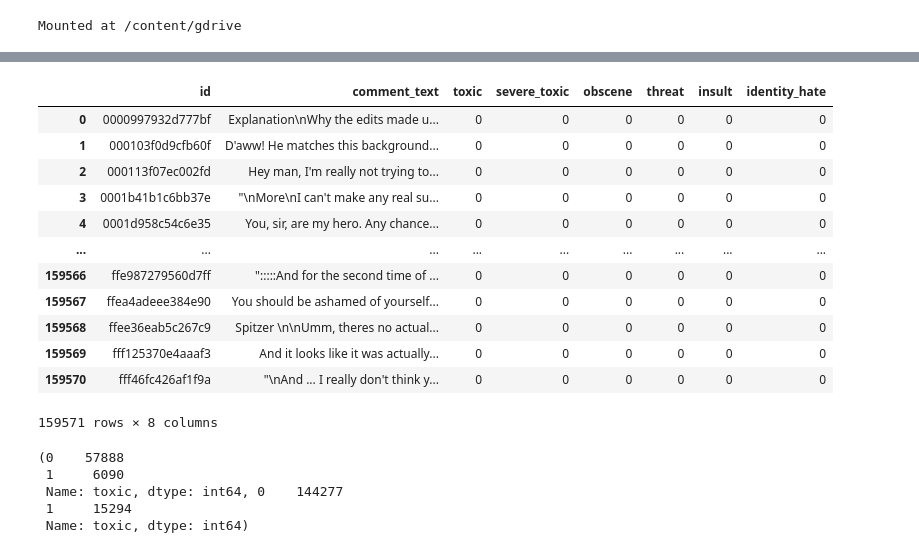
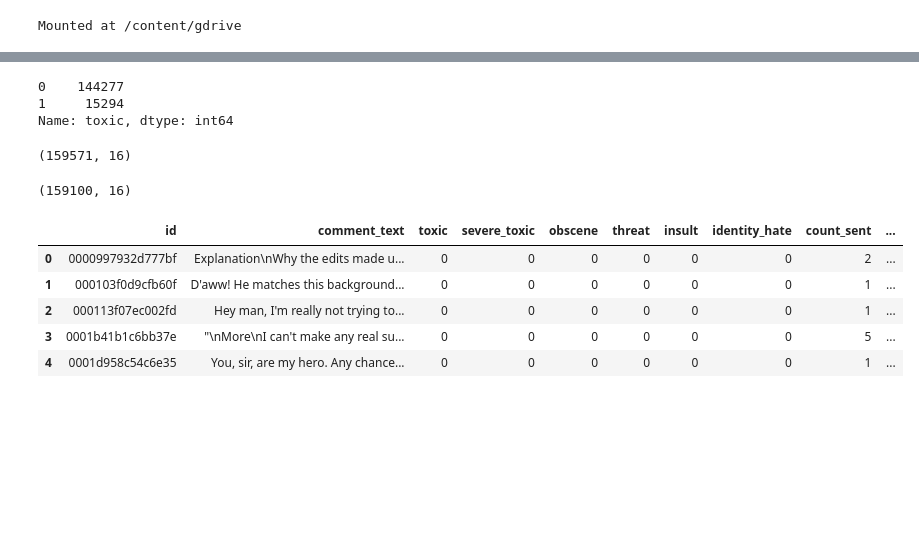
Before and after one commit to grayfactory/Toxicity-Under-Context-Detect, a Jupyter notebook: Preprocessing_data_and_prepare4training.ipynb, the cells around one changed output, grey strips where cells are left out. Cells and saved outputs as stored; diff of their text form; code cells hidden in the pictures; blank space fills up the shorter version.

```diff
--- a/Preprocessing_data_and_prepare4training.ipynb
+++ b/Preprocessing_data_and_prepare4training.ipynb
@@ -806,0 +749,6 @@ for ff in f_list:
+# %%
+df_jig_train.toxic.value_counts()
+# %% [output]
+0    144277
+1     15294
+Name: toxic, dtype: int64
@@ -806,0 +800,22 @@ for ff in f_list:
+# %%
+df['count_sent']=df["comment_text"].apply(lambda x: len(re.findall("\n",str(x)))+1)
+#Word count in each comment:
+df['count_word']=df["comment_text"].apply(lambda x: len(str(x).split()))
+#Unique word count
+df['count_unique_word']=df["comment_text"].apply(lambda x: len(set(str(x).split())))
+#Letter count
+df['count_letters']=df["comment_text"].apply(lambda x: len(str(x)))
+#punctuation count
+# df["count_punctuations"] =df["comment_text"].apply(lambda x: len([c for c in str(x) if c in string.punctuation]))
+#upper case words count
+df["count_words_upper"] = df["comment_text"].apply(lambda x: len([w for w in str(x).split() if w.isupper()]))
+#title case words count
+df["count_words_title"] = df["comment_text"].apply(lambda x: len([w for w in str(x).split() if w.istitle()]))
+#Number of stopwords
+# df["count_stopwords"] = df["comment_text"].apply(lambda x: len([w for w in str(x).lower().split() if w in eng_stopwords]))
+#Average length of the words
+df["mean_word_len"] = df["comment_text"].apply(lambda x: np.mean([len(w) for w in str(x).split()]))
+# %%
+#derived features
+#Word count percent in each comment:
+df['word_unique_percent']=df['count_unique_word']*100/df['count_word']
@@ -806,0 +829,7 @@ for ff in f_list:
+# %%
+print(df.shape)
+df = df[df['word_unique_percent']>=30]
+df.shape
+# %% [output]
+(159571, 16)
+(159100, 16)
@@ -806,0 +841,12 @@ for ff in f_list:
+# %%
+df['text_clean'] = df['comment_text'].apply(lambda x: remove_emoji(x, regex_pattern))
+df.head()
+# %%
+df.head()
+# %% [output]
+|  | id | comment_text | toxic | severe_toxic | obscene | threat | insult | identity_hate | count_sent | ... |
+| 0 | 0000997932d777bf | Explanation\nWhy the edits made u... | 0 | 0 | 0 | 0 | 0 | 0 | 2 | ... |
+| 1 | 000103f0d9cfb60f | D'aww! He matches this background... | 0 | 0 | 0 | 0 | 0 | 0 | 1 | ... |
+| 2 | 000113f07ec002fd | Hey man, I'm really not trying to... | 0 | 0 | 0 | 0 | 0 | 0 | 1 | ... |
+| 3 | 0001b41b1c6bb37e | "\nMore\nI can't make any real su... | 0 | 0 | 0 | 0 | 0 | 0 | 5 | ... |
+| 4 | 0001d958c54c6e35 | You, sir, are my hero. Any chance... | 0 | 0 | 0 | 0 | 0 | 0 | 1 | ... |
@@ -810,32 +863,3 @@ files = [f for f in configs.path['path_colab_data'].glob('*.csv') if '.zip' not
 jig_train = pd.read_csv([str(f) for f in files if 'train' in str(f)][0])
 jig_test = pd.read_csv([str(f) for f in files if 'test' in str(f)][0])
 jig_test_label = pd.read_csv([str(f) for f in files if 'test_label' in str(f)][0])
-# %%
-# test label merge
-jig_test = jig_test.merge(jig_test_label, how='inner', on=['id'])
-# -1 label 제거
-jig_test = jig_test[jig_test.toxic != -1]
-
-jig_train
-# %% [output]
-|  | id | comment_text | toxic | severe_toxic | obscene | threat | insult | identity_hate |
-| 0 | 0000997932d777bf | Explanation\nWhy the edits made u... | 0 | 0 | 0 | 0 | 0 | 0 |
-| 1 | 000103f0d9cfb60f | D'aww! He matches this background... | 0 | 0 | 0 | 0 | 0 | 0 |
-| 2 | 000113f07ec002fd | Hey man, I'm really not trying to... | 0 | 0 | 0 | 0 | 0 | 0 |
-| 3 | 0001b41b1c6bb37e | "\nMore\nI can't make any real su... | 0 | 0 | 0 | 0 | 0 | 0 |
-| 4 | 0001d958c54c6e35 | You, sir, are my hero. Any chance... | 0 | 0 | 0 | 0 | 0 | 0 |
-| ... | ... | ... | ... | ... | ... | ... | ... | ... |
-| 159566 | ffe987279560d7ff | ":::::And for the second time of ... | 0 | 0 | 0 | 0 | 0 | 0 |
-| 159567 | ffea4adeee384e90 | You should be ashamed of yourself... | 0 | 0 | 0 | 0 | 0 | 0 |
-| 159568 | ffee36eab5c267c9 | Spitzer \n\nUmm, theres no actual... | 0 | 0 | 0 | 0 | 0 | 0 |
-| 159569 | fff125370e4aaaf3 | And it looks like it was actually... | 0 | 0 | 0 | 0 | 0 | 0 |
-| 159570 | fff46fc426af1f9a | "\nAnd ... I really don't think y... | 0 | 0 | 0 | 0 | 0 | 0 |
-159571 rows × 8 columns
-# %%
-jig_test.toxic.value_counts(), jig_train.toxic.value_counts()
-# %% [output]
-(0    57888
- 1     6090
- Name: toxic, dtype: int64, 0    144277
- 1     15294
- Name: toxic, dtype: int64)
```
Also changed, not shown: parts of 115 cells of this notebook, 1 other file.
